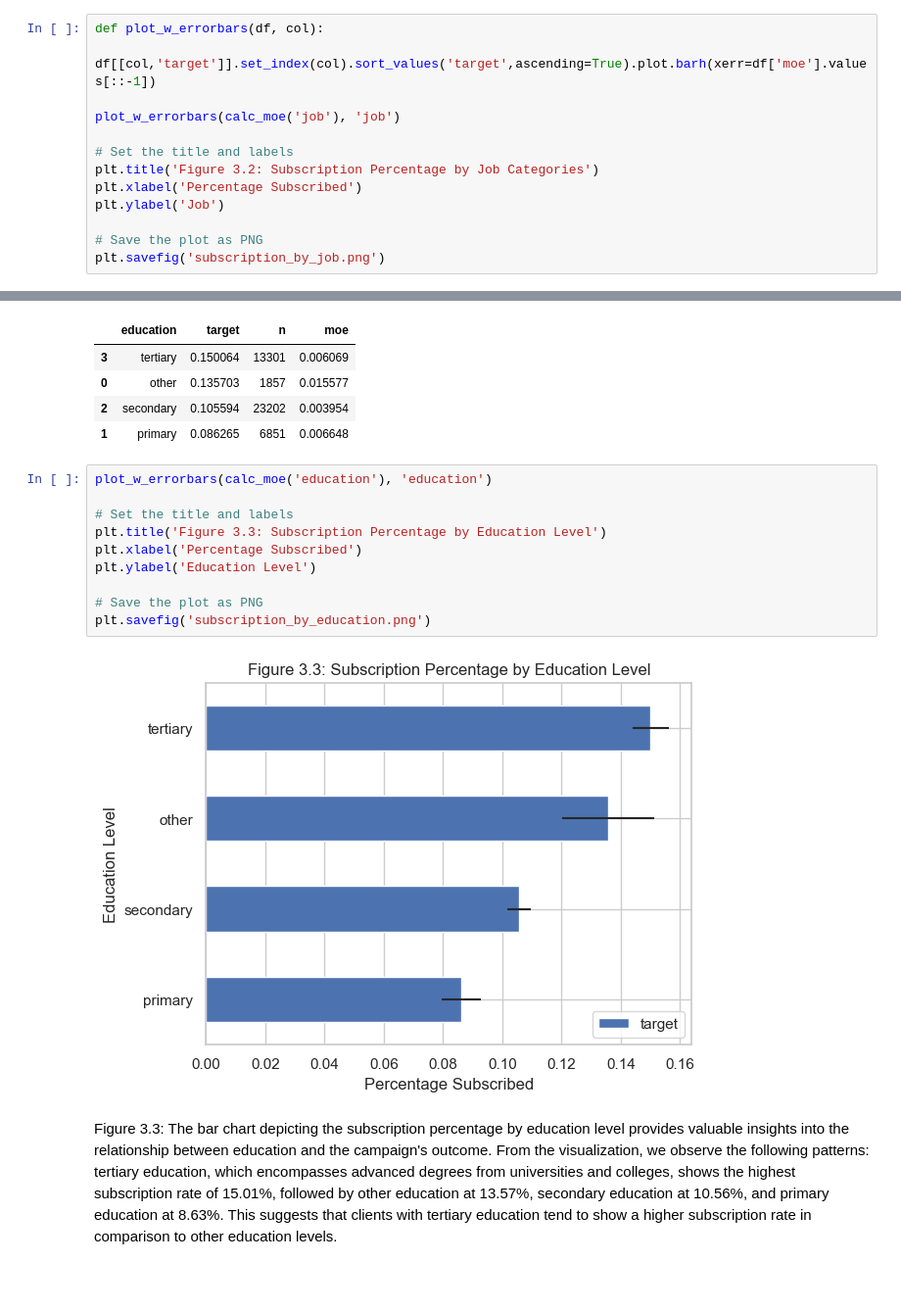
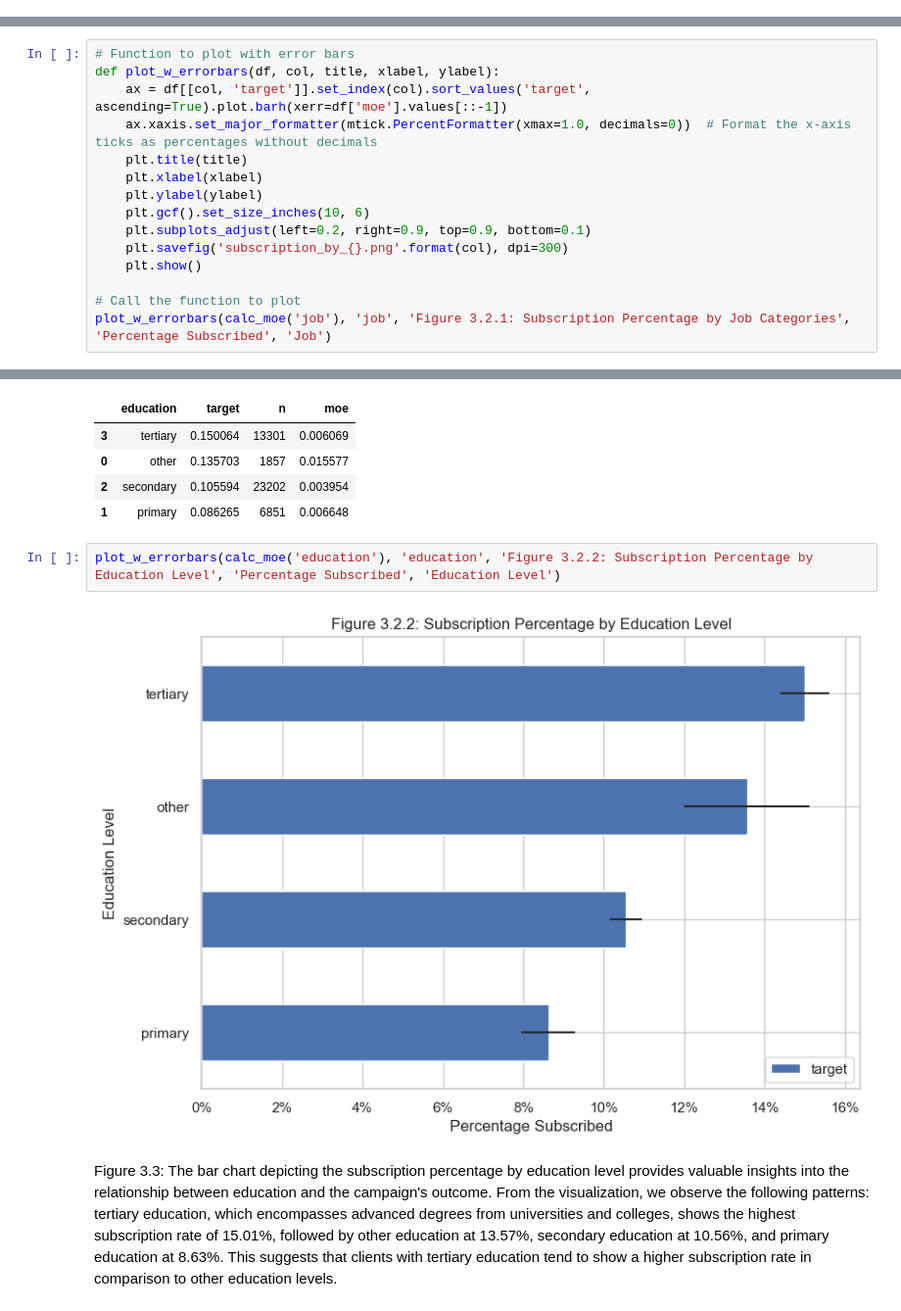
Before and after one commit to gulnar77/Capstone-Predictive-Insights-from-Portuguese-Bank-Marketing-Data, a Jupyter notebook: EDA.ipynb, the cells around one changed output, grey strips where cells are left out. Shown at 98% size. Drawn from its saved outputs; the diff is of its cells as text; blank space fills up the shorter version.

```diff
--- a/EDA.ipynb
+++ b/EDA.ipynb
@@ -219,16 +189,3 @@ calc_moe('job')
 | 3 | housemaid | 0.087903 | 1240 | 0.015760 |
 | 2 | entrepreneur | 0.082717 | 1487 | 0.014001 |
 | 1 | blue-collar | 0.072750 | 9732 | 0.005160 |
-# %%
-def plot_w_errorbars(df, col):
-    df[[col,'target']].set_index(col).sort_values('target',ascending=True).plot.barh(xerr=df['moe'].values[::-1])
-
-plot_w_errorbars(calc_moe('job'), 'job')
-
-# Set the title and labels
-plt.title('Figure 3.2: Subscription Percentage by Job Categories')
-plt.xlabel('Percentage Subscribed')
-plt.ylabel('Job')
-
-# Save the plot as PNG
-plt.savefig('subscription_by_job.png')
@@ -237,2 +194,17 @@ plt.savefig('subscription_by_job.png')
 # %% [markdown]
 Figure 3.2: The distribution of subscription percentages across different job categories offers intriguing insights. Notably, students and retirees demonstrate the highest subscription rates, standing at 28.68% and 22.79% respectively. Among other categories, management shows a significant subscription rate of 13.76%, followed by entrepreneurs at 8.27%, and blue-collar workers at 7.27%. These variations in subscription rates provide valuable clues about the relationship between occupation and campaign success.
+# %%
+# Function to plot with error bars
+def plot_w_errorbars(df, col, title, xlabel, ylabel):
+    ax = df[[col, 'target']].set_index(col).sort_values('target', ascending=True).plot.barh(xerr=df['moe'].values[::-1])
+    ax.xaxis.set_major_formatter(mtick.PercentFormatter(xmax=1.0, decimals=0))  # Format the x-axis ticks as percentages without decimals
+    plt.title(title)
+    plt.xlabel(xlabel)
+    plt.ylabel(ylabel)
+    plt.gcf().set_size_inches(10, 6)
+    plt.subplots_adjust(left=0.2, right=0.9, top=0.9, bottom=0.1)
+    plt.savefig('subscription_by_{}.png'.format(col), dpi=300)
+    plt.show()
+
+# Call the function to plot
+plot_w_errorbars(calc_moe('job'), 'job', 'Figure 3.2.1: Subscription Percentage by Job Categories', 'Percentage Subscribed', 'Job')
@@ -247,17 +221,9 @@ calc_moe('education')
 | 2 | secondary | 0.105594 | 23202 | 0.003954 |
 | 1 | primary | 0.086265 | 6851 | 0.006648 |
 # %%
-plot_w_errorbars(calc_moe('education'), 'education')
-
-# Set the title and labels
-plt.title('Figure 3.3: Subscription Percentage by Education Level')
-plt.xlabel('Percentage Subscribed')
-plt.ylabel('Education Level')
-
-# Save the plot as PNG
-plt.savefig('subscription_by_education.png')
+plot_w_errorbars(calc_moe('education'), 'education', 'Figure 3.2.2: Subscription Percentage by Education Level', 'Percentage Subscribed', 'Education Level')
 # %% [output]
-[figure, old version]
+[figure, new version]
 # %% [markdown]
 Figure 3.3: The bar chart depicting the subscription percentage by education level provides valuable insights into the relationship between education and the campaign's outcome. From the visualization, we observe the following patterns: tertiary education, which encompasses advanced degrees from universities and colleges, shows the highest subscription rate of 15.01%, followed by other education at 13.57%, secondary education at 10.56%, and primary education at 8.63%. This suggests that clients with tertiary education tend to show a higher subscription rate in comparison to other education levels.
 # %% [markdown]
```
Also changed, not shown: parts of 34 cells of this notebook.
